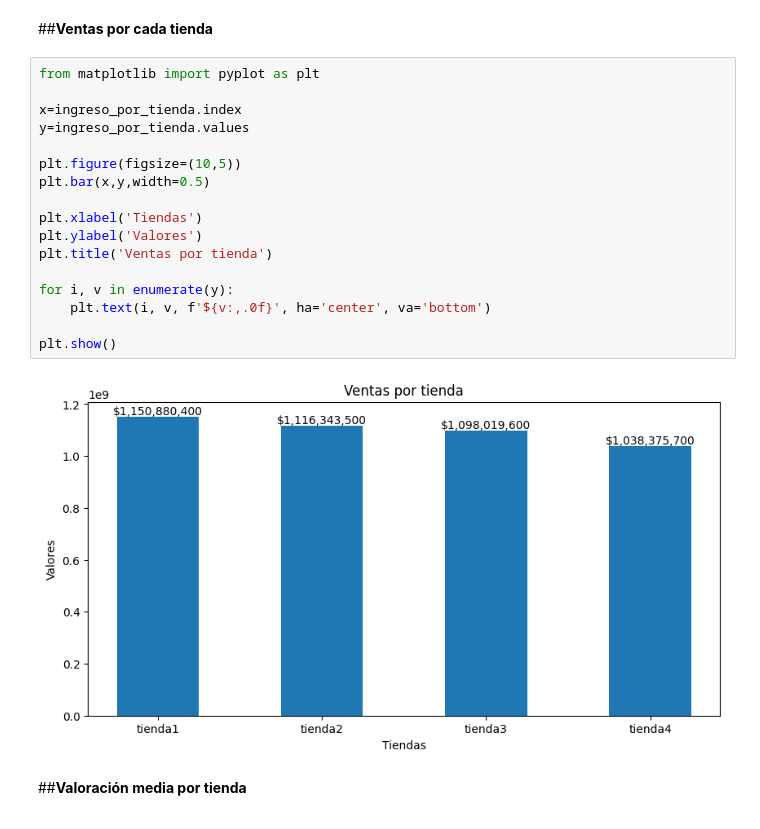
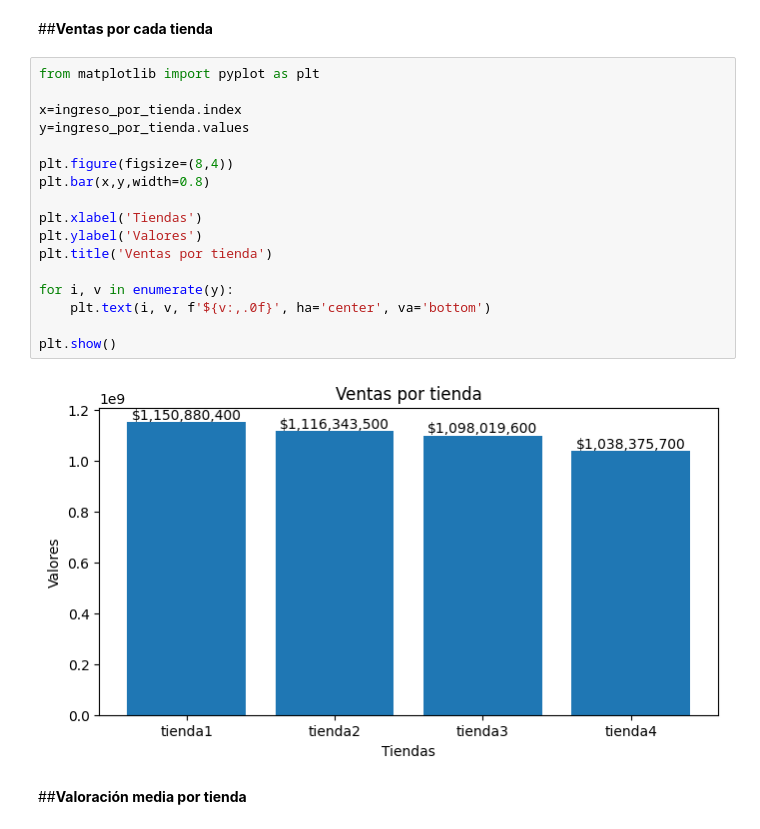
Before and after one commit to Nore-gibhub/Challenge_Alura_Store, a Jupyter notebook: Challenge_Alura_Store.ipynb, the cells around one changed output. Cells and saved outputs as stored; diff of their text form.

```diff
--- a/Challenge_Alura_Store.ipynb
+++ b/Challenge_Alura_Store.ipynb
@@ -181,22 +181,22 @@ Name: Costo de envío, dtype: float64
 # %%
 from matplotlib import pyplot as plt
 
 x=ingreso_por_tienda.index
 y=ingreso_por_tienda.values
 
-plt.figure(figsize=(10,5))
-plt.bar(x,y,width=0.5)
+plt.figure(figsize=(8,4))
+plt.bar(x,y,width=0.8)
 
 plt.xlabel('Tiendas')
 plt.ylabel('Valores')
 plt.title('Ventas por tienda')
 
 for i, v in enumerate(y):
     plt.text(i, v, f'${v:,.0f}', ha='center', va='bottom')
 
 plt.show()
 # %% [output]
-[figure, old version]
+[figure, new version]
 # %% [markdown]
 ##**Valoración media por tienda**
 # %%
```
Also changed, not shown: parts of 2 cells of this notebook.
